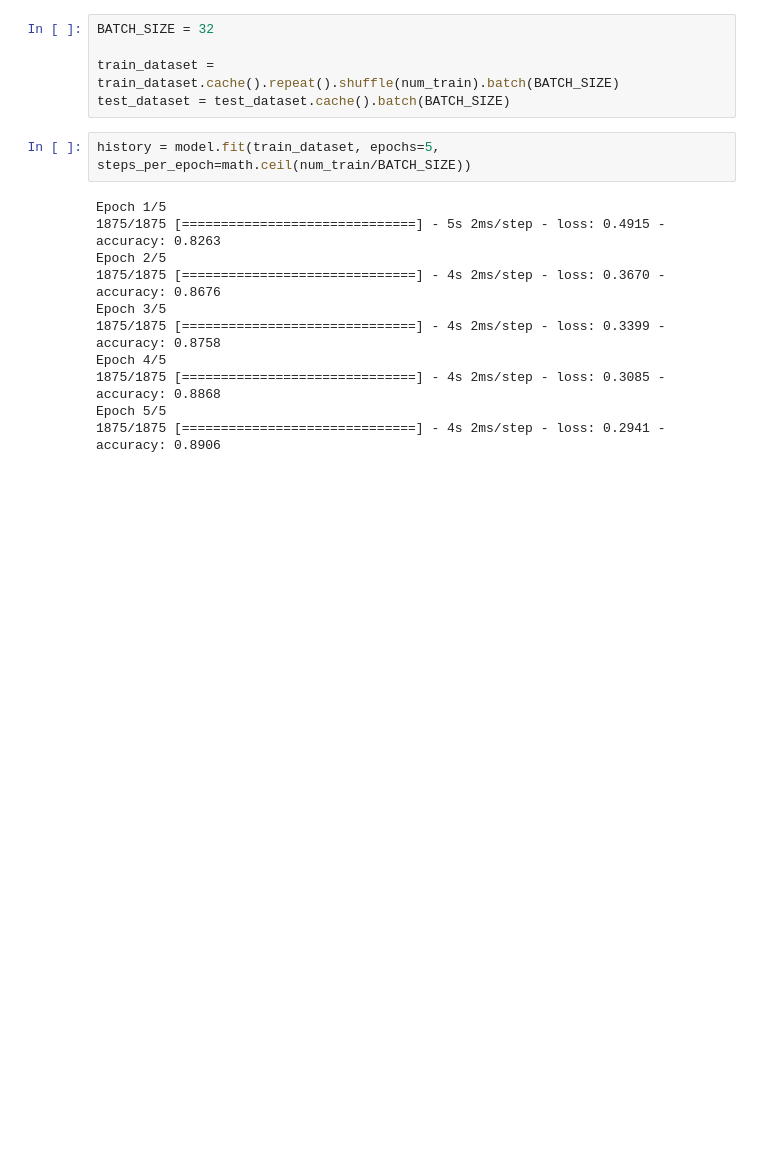
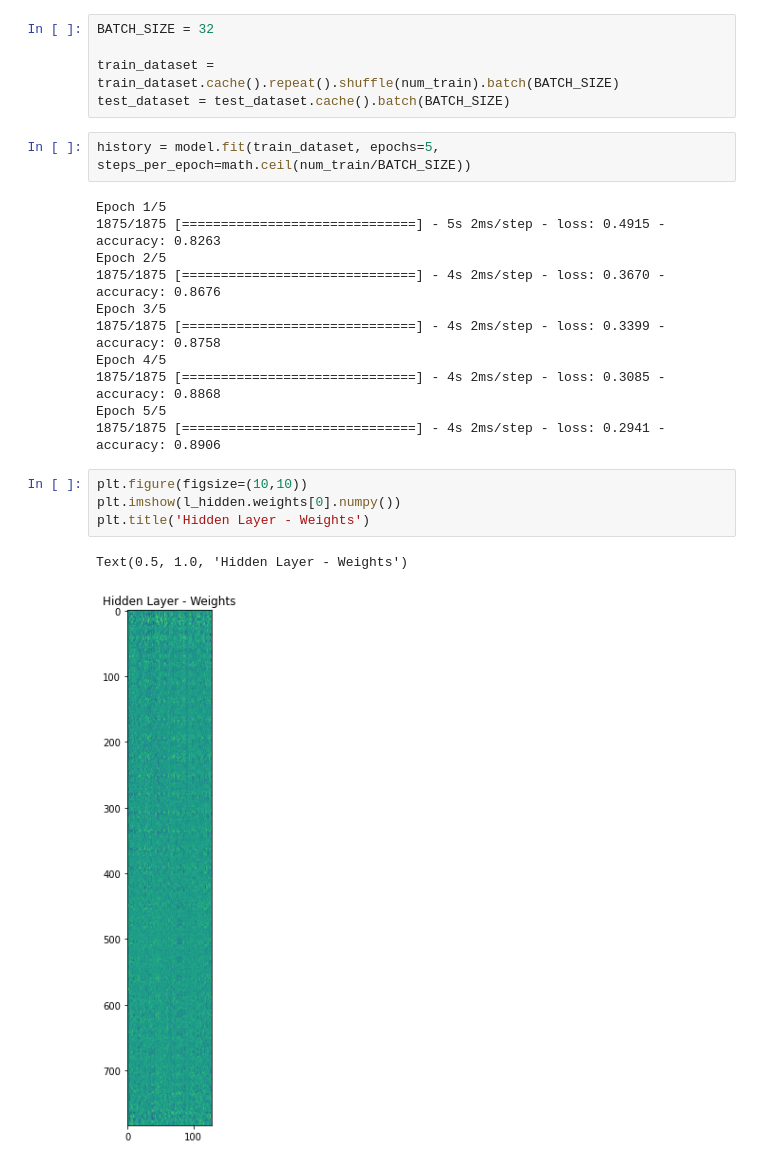
Before and after one commit to Jollyhrothgar/deep_learning, a Jupyter notebook: Lesson_3_The_Fashion_MNIST_Dataset.ipynb, the cells around one changed output. Drawn from its saved outputs; the diff is of its cells as text; blank space fills up the shorter version.

```diff
--- a/Lesson_3_The_Fashion_MNIST_Dataset.ipynb
+++ b/Lesson_3_The_Fashion_MNIST_Dataset.ipynb
@@ -213,3 +213,10 @@ Epoch 4/5
 1875/1875 [==============================] - 4s 2ms/step - loss: 0.3085 - accuracy: 0.8868
 Epoch 5/5
 1875/1875 [==============================] - 4s 2ms/step - loss: 0.2941 - accuracy: 0.8906
+# %%
+plt.figure(figsize=(10,10))
+plt.imshow(l_hidden.weights[0].numpy())
+plt.title('Hidden Layer - Weights')
+# %% [output]
+Text(0.5, 1.0, 'Hidden Layer - Weights')
+[figure, added]
```
Also changed, not shown: parts of 4 cells of this notebook.
